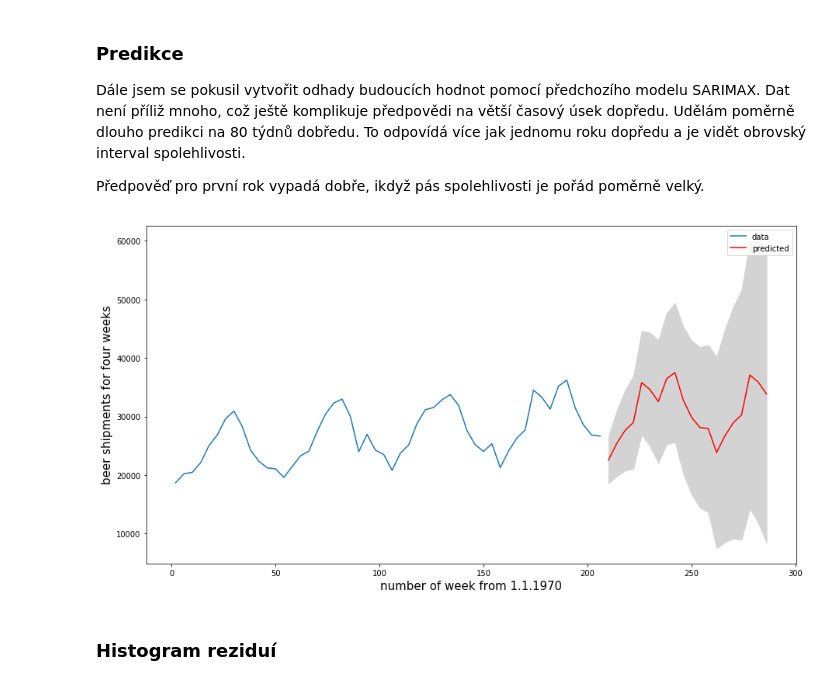
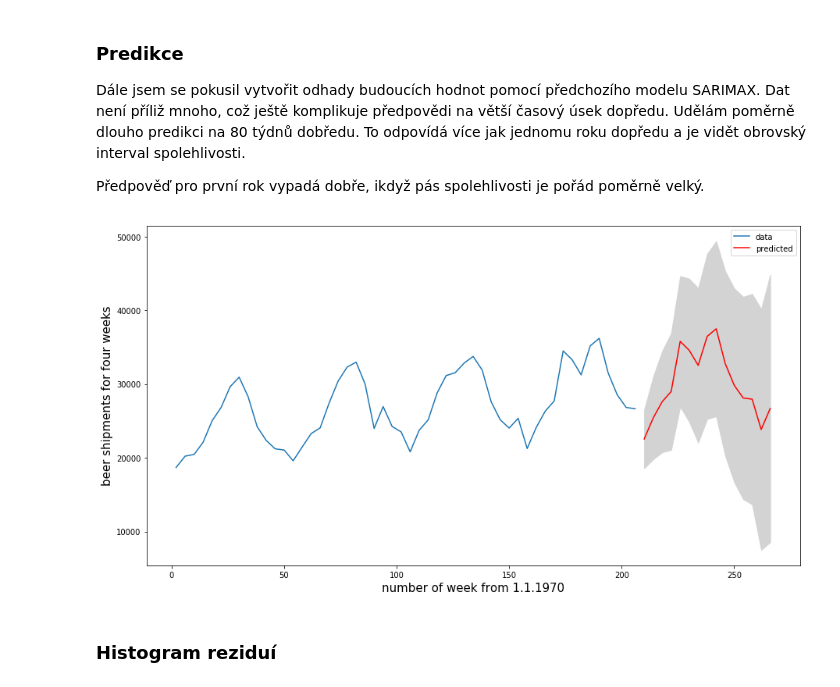
Before and after one commit to martilad/MI-SCR2018, a Jupyter notebook: exam/Beer shipments.ipynb, the cells around one changed output. Cells and saved outputs as stored; diff of their text form; code cells hidden in the pictures.

```diff
--- a/exam/Beer shipments.ipynb
+++ b/exam/Beer shipments.ipynb
@@ -144,24 +144,24 @@ Dat není příliž mnoho, což ještě komplikuje předpovědi na větší čas
 
 Předpověď pro první rok vypadá dobře, ikdyž pás spolehlivosti je pořád poměrně velký.
 # %%
-nsteps = 20
+nsteps = 15
 forecast = result.get_forecast(steps=nsteps)
 plt.figure(figsize=(15,8))
 plt.plot(np.arange(data.size)*4+2, data, label='data')
 
 plt.plot(np.arange(data.size, data.size+forecast.predicted_mean.size)*4+2,
          forecast.predicted_mean, 'r', label='predicted')
 
 plt.fill_between(np.arange(data.size, data.size+forecast.predicted_mean.size)*4+2,
                  forecast.summary_frame()['mean_ci_lower'],
                  forecast.summary_frame()['mean_ci_upper'],
                  color='lightgray')
 plt.legend()
 plt.xlabel('number of week from 1.1.1970', fontsize=15)
 plt.ylabel('beer shipments for four weeks', fontsize=15)
 plt.show()
 # %% [output]
-[figure, old version]
+[figure, new version]
 # %% [markdown]
 ### Histogram reziduí
 # %%
```
Also changed, not shown: parts of 5 cells of this notebook.
